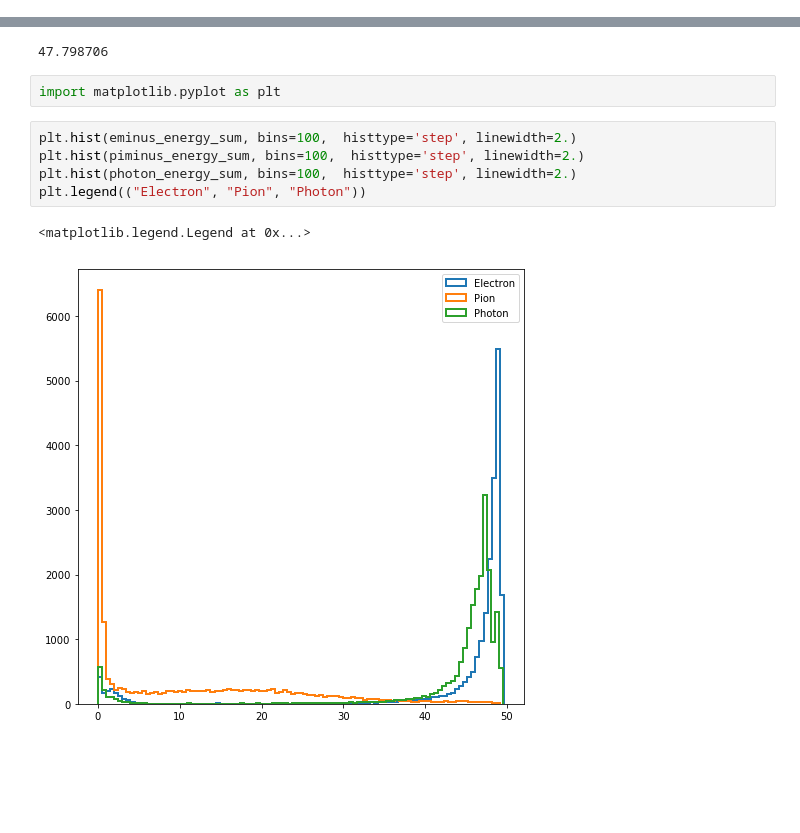
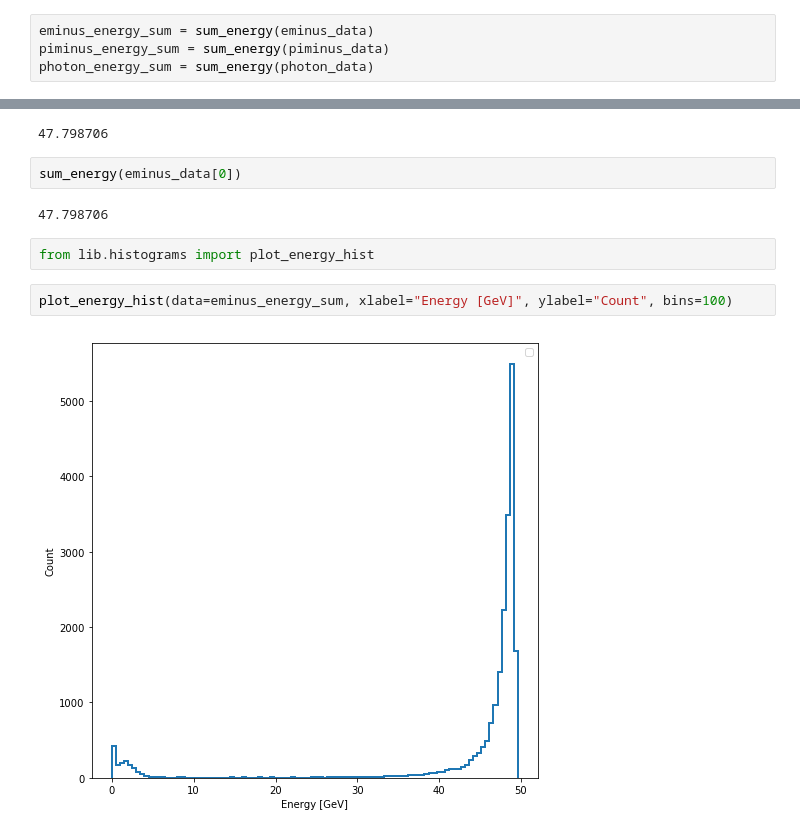
Before and after one commit to SPRACE/calo-simulation, a Jupyter notebook: notebooks/Data Plotting.ipynb, the cells around one changed output, grey strips where cells are left out. Saved outputs shown, nothing was run; the diff lists cells and outputs as text; blank space fills up the shorter version.

Commit message:
Code to test auxiliary function for calculating the sum of the energy as well as the code for plotting the histograms

```diff
--- a/notebooks/Data Plotting.ipynb
+++ b/notebooks/Data Plotting.ipynb
@@ -115,14 +117,18 @@ photon_energy_sum = np.sum(photon_data, axis=(1,2))
+# %%
+eminus_energy_sum = sum_energy(eminus_data)
+piminus_energy_sum = sum_energy(piminus_data)
+photon_energy_sum = sum_energy(photon_data)
 # %%
 eminus_energy_sum[0]
 # %% [output]
 47.798706
-# %%
-import matplotlib.pyplot as plt
-# %%
-plt.hist(eminus_energy_sum, bins=100,  histtype='step', linewidth=2.)
-plt.hist(piminus_energy_sum, bins=100,  histtype='step', linewidth=2.)
-plt.hist(photon_energy_sum, bins=100,  histtype='step', linewidth=2.)
-plt.legend(("Electron", "Pion", "Photon"))
-# %% [output]
-<matplotlib.legend.Legend at 0x...>
-[figure, removed]
+# %%
+sum_energy(eminus_data[0])
+# %% [output]
+47.798706
+# %%
+from lib.histograms import plot_energy_hist
+# %%
+plot_energy_hist(data=eminus_energy_sum, xlabel="Energy [GeV]", ylabel="Count", bins=100)
+# %% [output]
+[figure, added]
```
Also changed, not shown: parts of 9 cells of this notebook.
